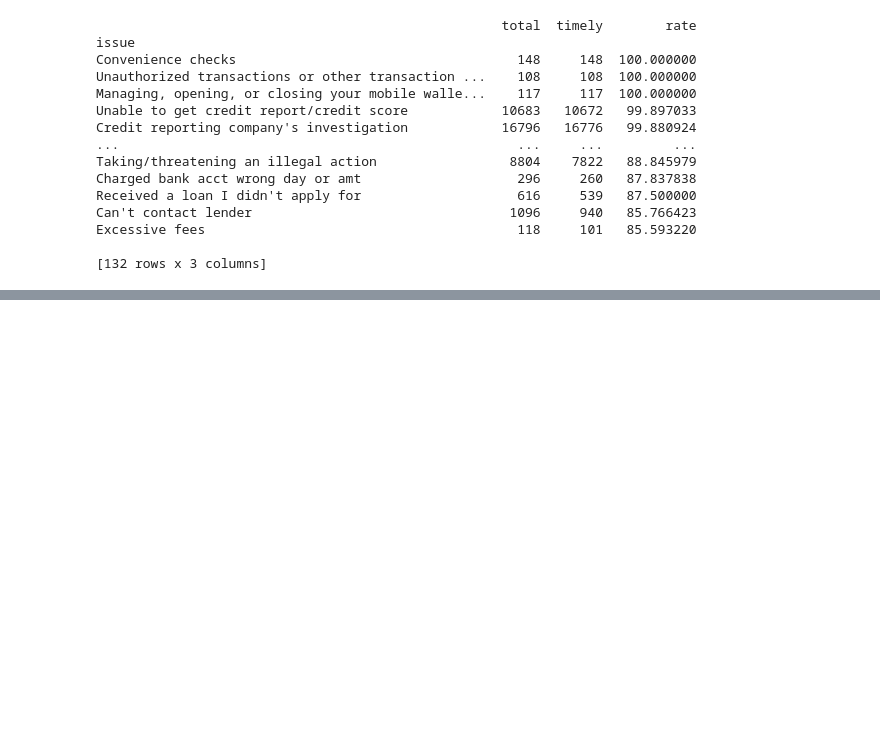
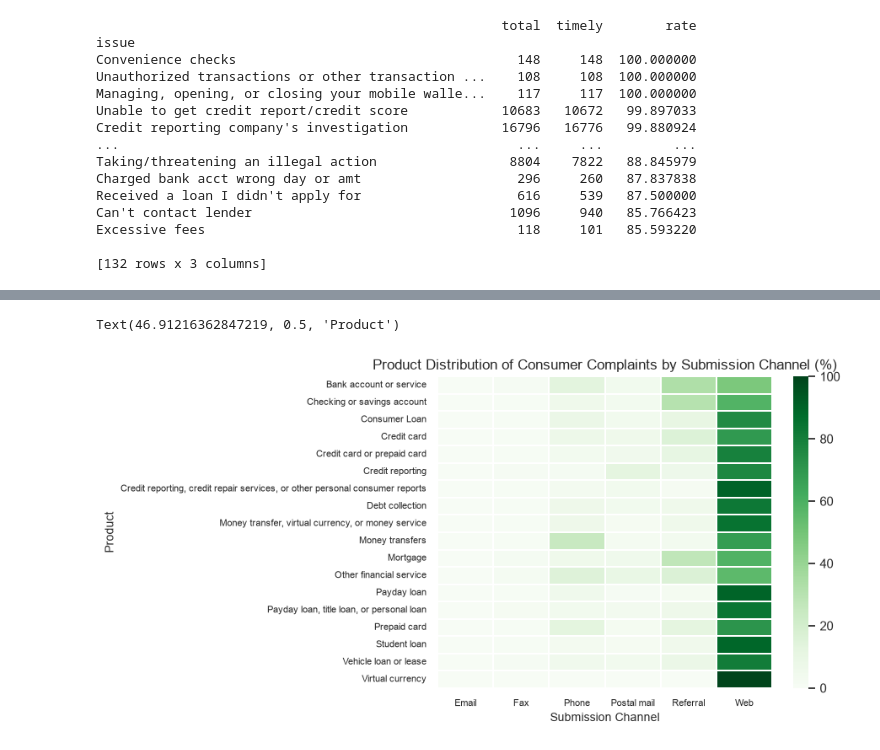
Before and after one commit to DimitarK13/consumer-complaints, a Jupyter notebook: notebooks/03-exploratory-data-analysis.ipynb, the cells around one changed output, grey strips where cells are left out. Cells and saved outputs as stored; diff of their text form; code cells hidden in the pictures; blank space fills up the shorter version.

Commit message:
investigate differences by submission channel and region

```diff
--- a/notebooks/03-exploratory-data-analysis.ipynb
+++ b/notebooks/03-exploratory-data-analysis.ipynb
@@ -291,0 +340,23 @@ Excessive fees                                        118     101   85.593220
+# %%
+submission_channel_product = pd.crosstab(
+    df['product'],
+    df['submitted_via'],
+    normalize='index'
+) * 100
+
+sns.heatmap(
+    submission_channel_product,
+    cmap='Greens',
+    linewidths=0.3,
+    annot=False,
+    fmt='.1f'
+)
+
+plt.tick_params(axis='both', labelsize=8)
+
+plt.title('Product Distribution of Consumer Complaints by Submission Channel (%)')
+plt.xlabel('Submission Channel', fontsize=10)
+plt.ylabel('Product', fontsize=10)
+# %% [output]
+Text(46.91216362847219, 0.5, 'Product')
+[figure, added]
```
Also changed, not shown: parts of 3 cells of this notebook.
